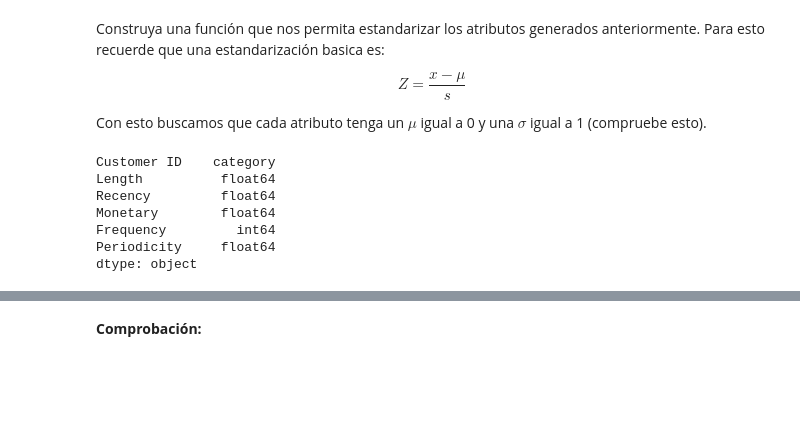
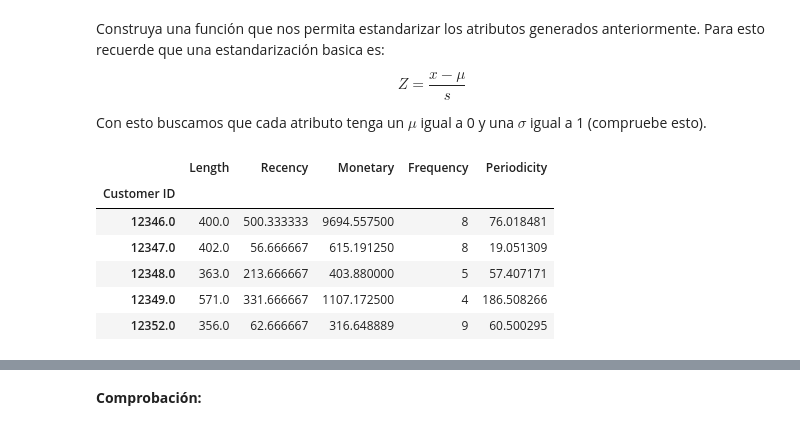
Before and after one commit to nicacevedo/Laboratorio-Ciencia-de-Datos, a Jupyter notebook: Tarea1/Tarea_1.ipynb, the cells around one changed output, grey strips where cells are left out. Cells and saved outputs as stored; diff of their text form; code cells hidden in the pictures; blank space fills up the shorter version.

```diff
--- a/Tarea1/Tarea_1.ipynb
+++ b/Tarea1/Tarea_1.ipynb
@@ -563,12 +547,12 @@ $$Z = \dfrac{x-\mu}{s}$$
 
 Con esto buscamos que cada atributo tenga un $\mu$ igual a 0 y una $\sigma$ igual a 1 (compruebe esto).
 # %%
-df_clientes.dtypes
+df_clientes.head()
 # %% [output]
-Customer ID    category
-Length          float64
-Recency         float64
-Monetary        float64
-Frequency         int64
-Periodicity     float64
-dtype: object
+|  | Length | Recency | Monetary | Frequency | Periodicity |
+| Customer ID |  |  |  |  |  |
+| 12346.0 | 400.0 | 500.333333 | 9694.557500 | 8 | 76.018481 |
+| 12347.0 | 402.0 | 56.666667 | 615.191250 | 8 | 19.051309 |
+| 12348.0 | 363.0 | 213.666667 | 403.880000 | 5 | 57.407171 |
+| 12349.0 | 571.0 | 331.666667 | 1107.172500 | 4 | 186.508266 |
+| 12352.0 | 356.0 | 62.666667 | 316.648889 | 9 | 60.500295 |
```
Also changed, not shown: parts of 31 cells of this notebook.
